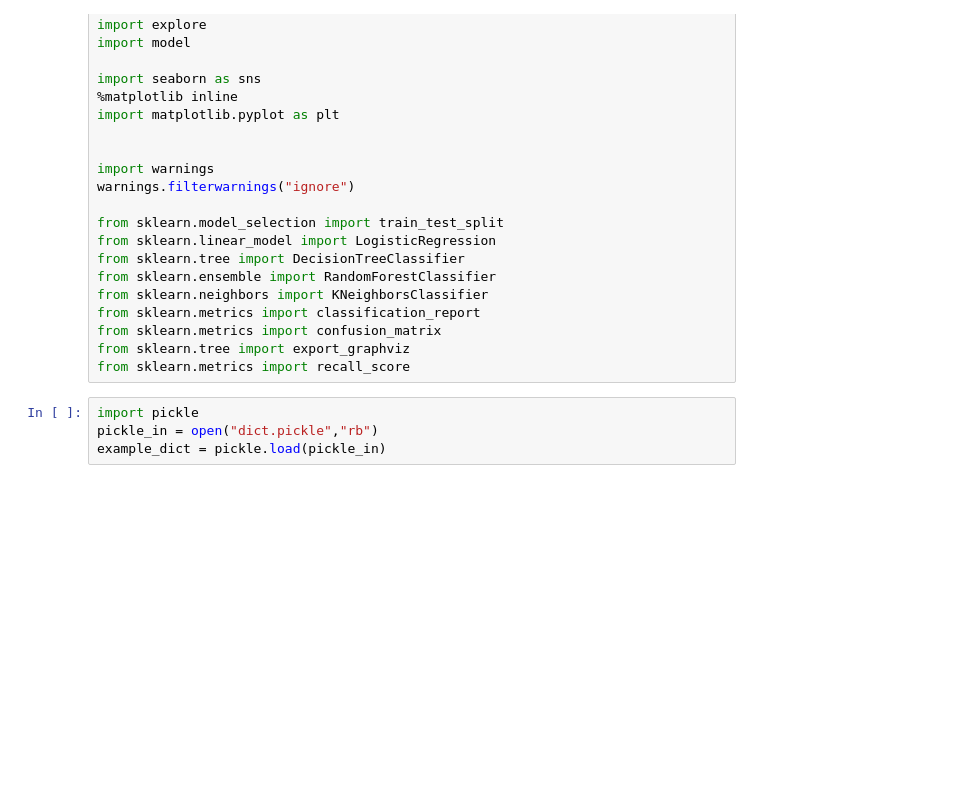
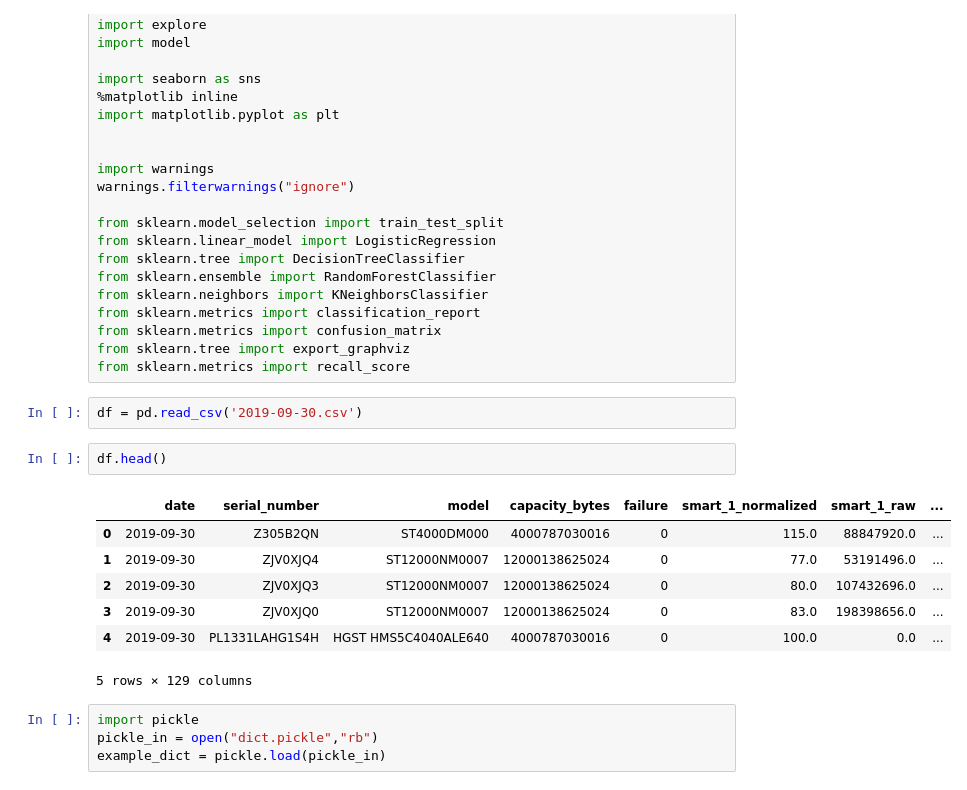
Before and after one commit to just-keep-spinning/hard-drive-project, a Jupyter notebook: david_capstone_folder/david_test.ipynb, the cells around one changed output. Drawn from its saved outputs; the diff is of its cells as text; blank space fills up the shorter version.

```diff
--- a/david_capstone_folder/david_test.ipynb
+++ b/david_capstone_folder/david_test.ipynb
@@ -25,6 +25,18 @@ from sklearn.metrics import classification_report
 from sklearn.metrics import confusion_matrix
 from sklearn.tree import export_graphviz
 from sklearn.metrics import recall_score
+# %%
+df = pd.read_csv('2019-09-30.csv')
+# %%
+df.head()
+# %% [output]
+|  | date | serial_number | model | capacity_bytes | failure | smart_1_normalized | smart_1_raw | ... |
+| 0 | 2019-09-30 | Z305B2QN | ST4000DM000 | 4000787030016 | 0 | 115.0 | 88847920.0 | ... |
+| 1 | 2019-09-30 | ZJV0XJQ4 | ST12000NM0007 | 12000138625024 | 0 | 77.0 | 53191496.0 | ... |
+| 2 | 2019-09-30 | ZJV0XJQ3 | ST12000NM0007 | 12000138625024 | 0 | 80.0 | 107432696.0 | ... |
+| 3 | 2019-09-30 | ZJV0XJQ0 | ST12000NM0007 | 12000138625024 | 0 | 83.0 | 198398656.0 | ... |
+| 4 | 2019-09-30 | PL1331LAHG1S4H | HGST HMS5C4040ALE640 | 4000787030016 | 0 | 100.0 | 0.0 | ... |
+5 rows × 129 columns
 # %%
 import pickle
 pickle_in = open("dict.pickle","rb")
```
Also changed, not shown: 1 other file.
